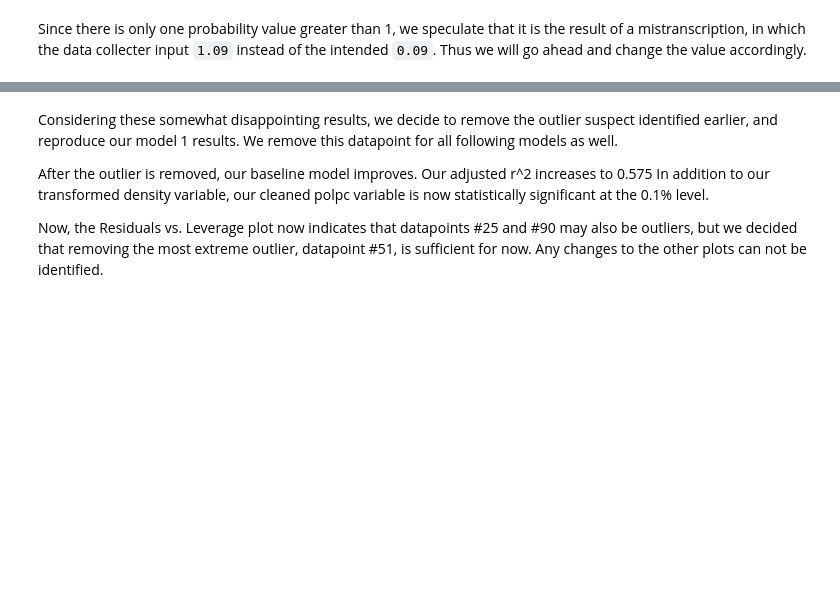
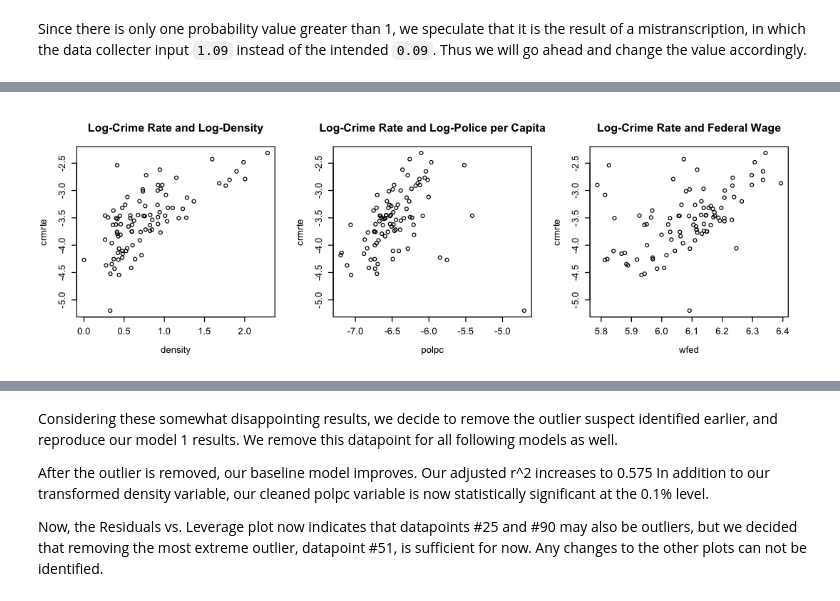
Before and after one commit to JBPelzner/w203-Lab-3, a Jupyter notebook: lab_3_report_v1.ipynb, the cells around one changed output, grey strips where cells are left out. Saved outputs shown, nothing was run; the diff lists cells and outputs as text; code cells hidden in the pictures; blank space fills up the shorter version.

```diff
--- a/lab_3_report_v1.ipynb
+++ b/lab_3_report_v1.ipynb
@@ -181,9 +210,14 @@ plot(crime[,'wfed'], crime[,'crmrte'], xlab = 'wfed', ylab = 'crmrte')
 # %%
 options(repr.plot.height = 3, repr.plot.width = 9, repr.plot.pointsize = 10)
 par(mfrow = c(1, 3))
-plot(log(crime[,'density'] + 1), log(crime[,'crmrte']), xlab = 'density', ylab = 'crmrte')
-plot(log(crime[, 'polpc']), log(crime[,'crmrte']), xlab = 'polpc', ylab = 'crmrte')
-plot(log(crime[,'wfed']), log(crime[,'crmrte']), xlab = 'wfed', ylab = 'crmrte')
+plot(log(crime[,'density'] + 1), log(crime[,'crmrte']), xlab = 'density', ylab = 'crmrte',
+     main='Log-Crime Rate and Log-Density')
+plot(log(crime[, 'polpc']), log(crime[,'crmrte']), xlab = 'polpc', ylab = 'crmrte',
+     main='Log-Crime Rate and Log-Police per Capita')
+plot(log(crime[,'wfed']), log(crime[,'crmrte']), xlab = 'wfed', ylab = 'crmrte',
+     main='Log-Crime Rate and Federal Wage')
+# %% [output]
+[figure, added]
 # %%
 options(repr.plot.height = 3, repr.plot.width = 9, repr.plot.pointsize = 10)
 par(mfrow = c(1, 3))
```
Also changed, not shown: parts of 27 cells of this notebook.
